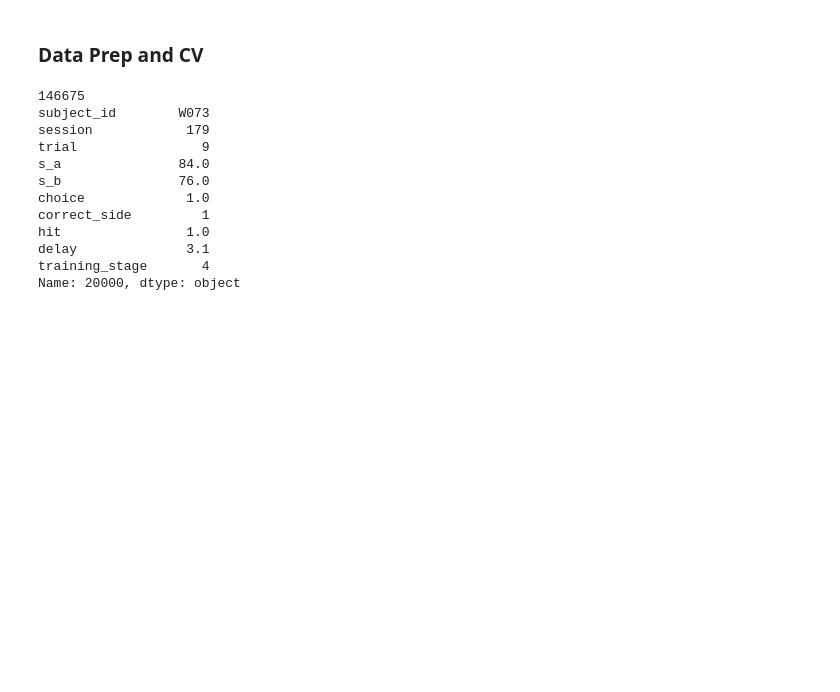
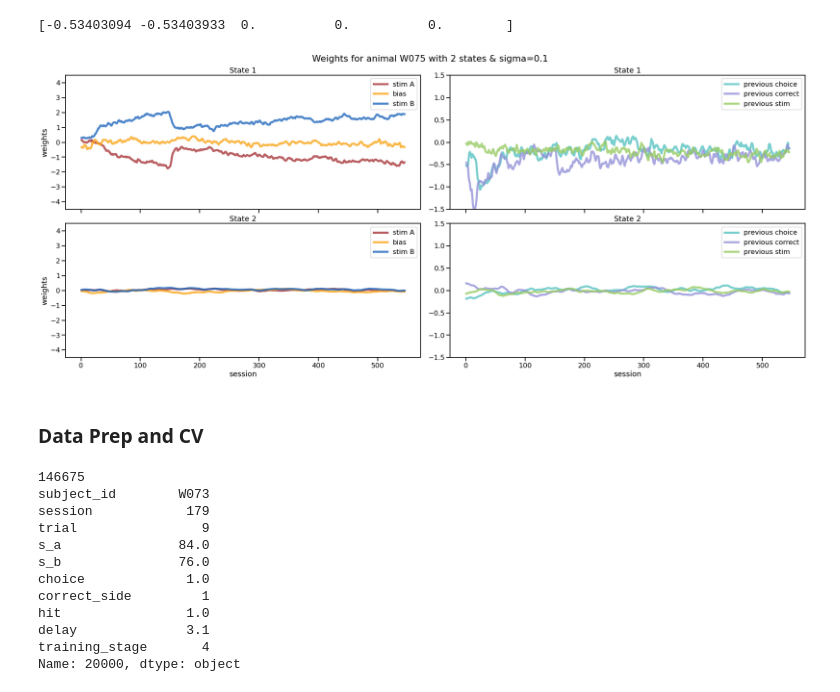
Before and after one commit to lenca56/Pillow_dGLM-HMM, a Jupyter notebook: code/M1_PWM_Analysis.ipynb, the cells around one changed output. Saved outputs shown, nothing was run; the diff lists cells and outputs as text; code cells hidden in the pictures; blank space fills up the shorter version.

```diff
--- a/code/M1_PWM_Analysis.ipynb
+++ b/code/M1_PWM_Analysis.ipynb
@@ -119,3 +147,43 @@ glmhmmW = np.load(f'../data_PWM/W-global_PWM_all-animals_sf=4_{K}_state_multiple
+# %%
+rat_id = 'W075'
+K = 2
+inits = 5
+stage_filter = 3
+folds = 4
+fold = 0
+L2penaltyW= 1
+allLl = np.load(f'../data_PWM/trainLl_PWM_{rat_id}_sf={stage_filter}_{K}_state_fold-{fold}_multiple_inits_sigma=0.1_L2penaltyW={L2penaltyW}.npy')
+testLl = np.load(f'../data_PWM/testLl_PWM_{rat_id}_sf={stage_filter}_{K}_state_fold-{fold}_multiple_inits_sigma=0.1_L2penaltyW={L2penaltyW}.npy')
+allP = np.load(f'../data_PWM/P_PWM_{rat_id}_sf={stage_filter}_{K}_state_fold-{fold}_multiple_inits_sigma=0.1_L2penaltyW={L2penaltyW}.npy')
+allW = np.load(f'../data_PWM/W_PWM_{rat_id}_sf={stage_filter}_{K}_state_fold-{fold}_multiple_inits_sigma=0.1_L2penaltyW={L2penaltyW}.npy')
+print(testLl)
+
+path = laptop_path
+x, y = io_utils.prepare_design_matrices(rat_id=rat_id, path=path, psychometric=True, cutoff=10, stage_filter=stage_filter, overwrite=False)
+sessInd = list(io_utils.session_start(rat_id=rat_id, path=path, psychometric=True, cutoff=10, stage_filter=stage_filter))
+trainX, trainY, trainSessInd, testX, testY, testSessInd = split_data_per_session(x, y, sessInd, folds=folds, random_state=1)
+# %% [output]
+[-0.53403094 -0.53403933  0.          0.          0.        ]
+# %%
+rat_id = 'W075'
+stage_filter = 3
+folds = 4
+K = 2
+penaltyW = True
+sigmaList = [0] + [10**x for x in list(np.arange(-3,1,0.5,dtype=float))] + [10**x for x in list(np.arange(1,5,1,dtype=float))]
+# PLOTTING WEIGHTS ACROSS MULTIPLE SIGMAS
+for fold in range(0,1):
+    indSigma = 5
+    fig, axes = plt.subplots(nrows=2, ncols=2, sharex=True, sharey=False, figsize=(26,11))
+    fig.suptitle(f'Weights for animal {rat_id} with {K} states & sigma={np.round(sigmaList[indSigma],4)}')
+    fig.tight_layout()
+    axes[0,0].set_ylim(-4.5,4.5)
+    axes[1,0].set_ylim(-4.5,4.5)
+    axes[0,1].set_ylim(-1.5,1.5)
+    axes[1,1].set_ylim(-1.5,1.5)
+    plotting_weights_PWM(w=allW[1], sessInd=trainSessInd[0], axes=axes, sessStop=None, title=f'Weights for animal {rat_id} with {K} states & sigma={np.round(sigmaList[indSigma],4)}', save_fig=False)
+# %% [output]
+[figure, added]
 # %% [markdown]
 ### Data Prep and CV
 # %%
```
Also changed, not shown: parts of 6 cells of this notebook, 4 other files.
